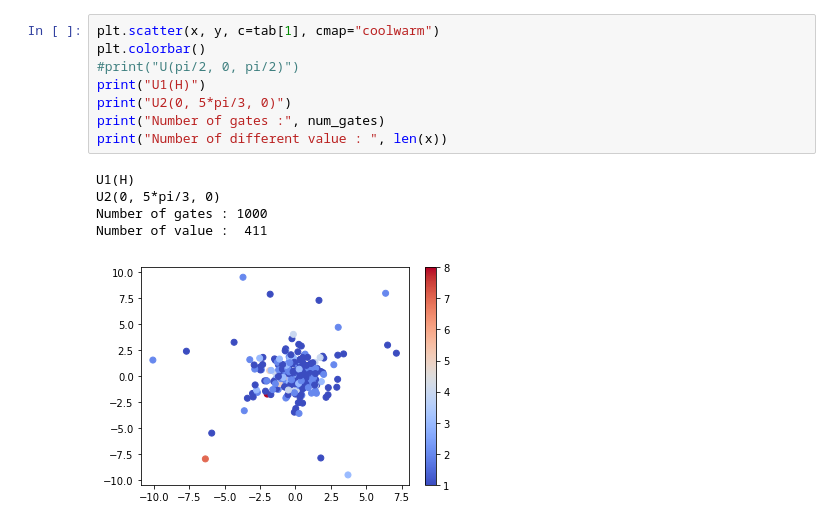
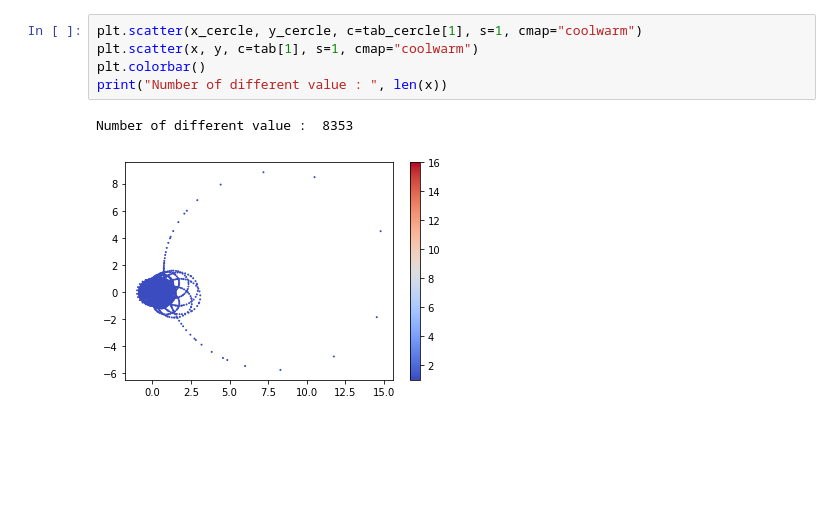
Before and after one commit to mickahell/quantum_experiments, a Jupyter notebook: qiskit/qfractals/1_qubit.ipynb, the cells around one changed output. Saved outputs shown, nothing was run; the diff lists cells and outputs as text; blank space fills up the shorter version.

```diff
--- a/qiskit/qfractals/1_qubit.ipynb
+++ b/qiskit/qfractals/1_qubit.ipynb
@@ -85,14 +184,8 @@ Number of gates : 1000
 # %%
-plt.scatter(x, y, c=tab[1], cmap="coolwarm")
+plt.scatter(x_cercle, y_cercle, c=tab_cercle[1], s=1, cmap="coolwarm")
+plt.scatter(x, y, c=tab[1], s=1, cmap="coolwarm")
 plt.colorbar()
-#print("U(pi/2, 0, pi/2)")
-print("U1(H)")
-print("U2(0, 5*pi/3, 0)")
-print("Number of gates :", num_gates)
 print("Number of different value : ", len(x))
 # %% [output]
-U1(H)
-U2(0, 5*pi/3, 0)
-Number of gates : 1000
-Number of value :  411
+Number of different value :  8353
-[figure, old version]
+[figure, new version]
```
Also changed, not shown: parts of 7 cells of this notebook.
